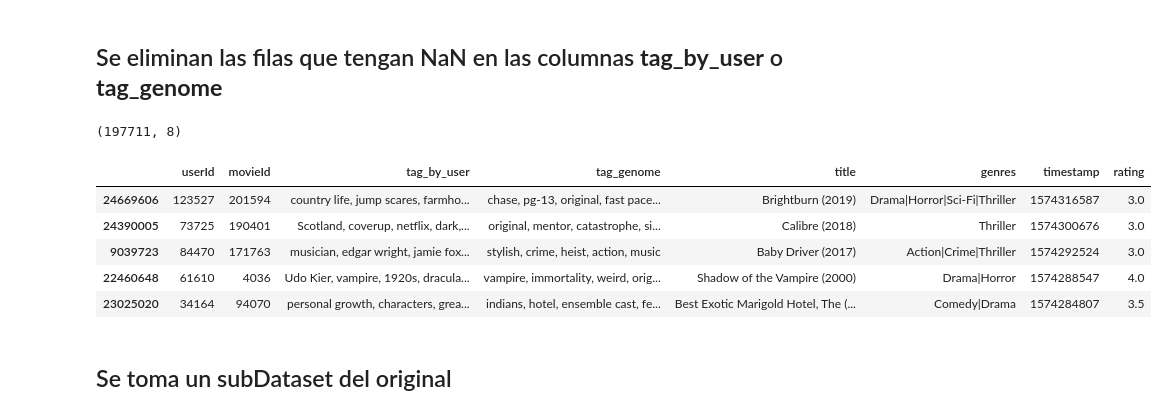
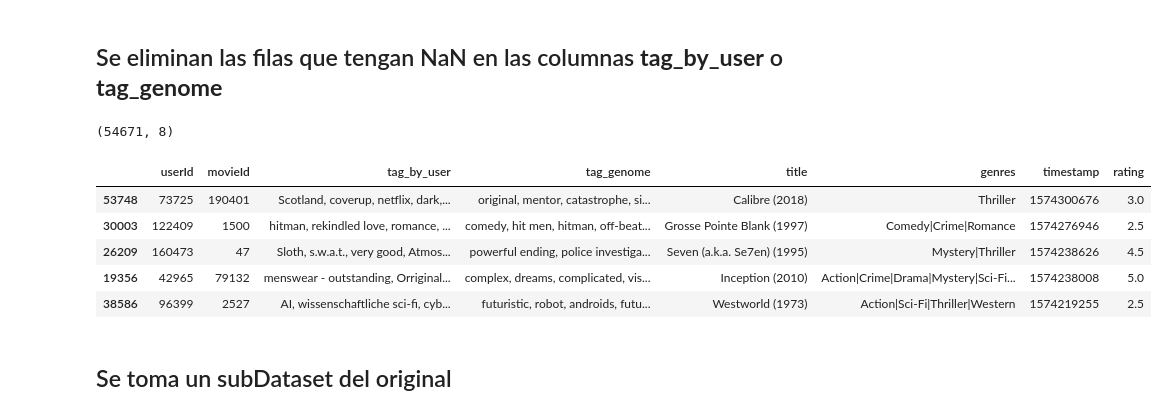
Before and after one commit to Jaime44/WorkSpace, a Jupyter notebook: models/content filter colaborative/00_CFC_Recommender_system_movieCOLAB.ipynb, the cells around one changed output. Cells and saved outputs as stored; diff of their text form; code cells hidden in the pictures.

```diff
--- a/models/content filter colaborative/00_CFC_Recommender_system_movieCOLAB.ipynb
+++ b/models/content filter colaborative/00_CFC_Recommender_system_movieCOLAB.ipynb
@@ -125,0 +90,5 @@ dataFrame = dataFrame_without_ohe.copy()
+# %%
+dataFrame_without_ohe_min_ratings = pd.read_csv(path_absolute+'data_moviesRating_tgGen_tgUsrs_min_ratins.csv')
+print(dataFrame_without_ohe_min_ratings.shape)
+dataFrame_without_ohe_min_ratings.head()
+dataFrame = dataFrame_without_ohe_min_ratings.copy()
@@ -139,10 +110,10 @@ df.head()
 # %% [markdown]
 ## Ordenar el dataFrame por la columna 'timestamp' de mayor a menor, de la claifición mas reciente a la más antigua.
 # %%
-dataFrame_sorted_by_rating = dataFrame_without_ohe.copy()
+dataFrame_sorted_by_timestamp = dataFrame.copy()
 
 # Ordenar el DataFrame por la columna 'timestamp' de mayor a menor
-dataFrame_sorted_by_rating = dataFrame_sorted_by_rating.sort_values(by='timestamp', ascending=False)
+dataFrame_sorted_by_timestamp = dataFrame_sorted_by_timestamp.sort_values(by='timestamp', ascending=False)
 # %% [markdown]
 ## Se eliminan las filas que tengan NaN en las columnas **tag_by_user** o **tag_genome**
 # %%
@@ -168,21 +139,21 @@ def eliminar_filas_nulas(df, columna):
     return df
 # %%
 # contar_valores_nulos(df)
-dataFrame_sorted_by_rating = eliminar_filas_nulas(dataFrame_sorted_by_rating, 'tag_genome')
+dataFrame_sorted_by_timestamp = eliminar_filas_nulas(dataFrame_sorted_by_timestamp, 'tag_genome')
 # contar_valores_nulos(df)
-dataFrame_sorted_by_rating = eliminar_filas_nulas(dataFrame_sorted_by_rating, 'tag_by_user')
+dataFrame_sorted_by_timestamp = eliminar_filas_nulas(dataFrame_sorted_by_timestamp, 'tag_by_user')
 # contar_valores_nulos(df)
 # %%
-print(dataFrame_sorted_by_rating.shape)
-dataFrame_sorted_by_rating.head()
+print(dataFrame_sorted_by_timestamp.shape)
+dataFrame_sorted_by_timestamp.head()
 # %% [output]
-(197711, 8)
+(54671, 8)
 |  | userId | movieId | tag_by_user | tag_genome | title | genres | timestamp | rating |
-| 24669606 | 123527 | 201594 | country life, jump scares, farmho... | chase, pg-13, original, fast pace... | Brightburn (2019) | Drama|Horror|Sci-Fi|Thriller | 1574316587 | 3.0 |
-| 24390005 | 73725 | 190401 | Scotland, coverup, netflix, dark,... | original, mentor, catastrophe, si... | Calibre (2018) | Thriller | 1574300676 | 3.0 |
-| 9039723 | 84470 | 171763 | musician, edgar wright, jamie fox... | stylish, crime, heist, action, music | Baby Driver (2017) | Action|Crime|Thriller | 1574292524 | 3.0 |
-| 22460648 | 61610 | 4036 | Udo Kier, vampire, 1920s, dracula... | vampire, immortality, weird, orig... | Shadow of the Vampire (2000) | Drama|Horror | 1574288547 | 4.0 |
-| 23025020 | 34164 | 94070 | personal growth, characters, grea... | indians, hotel, ensemble cast, fe... | Best Exotic Marigold Hotel, The (... | Comedy|Drama | 1574284807 | 3.5 |
+| 53748 | 73725 | 190401 | Scotland, coverup, netflix, dark,... | original, mentor, catastrophe, si... | Calibre (2018) | Thriller | 1574300676 | 3.0 |
+| 30003 | 122409 | 1500 | hitman, rekindled love, romance, ... | comedy, hit men, hitman, off-beat... | Grosse Pointe Blank (1997) | Comedy|Crime|Romance | 1574276946 | 2.5 |
+| 26209 | 160473 | 47 | Sloth, s.w.a.t., very good, Atmos... | powerful ending, police investiga... | Seven (a.k.a. Se7en) (1995) | Mystery|Thriller | 1574238626 | 4.5 |
+| 19356 | 42965 | 79132 | menswear - outstanding, Orriginal... | complex, dreams, complicated, vis... | Inception (2010) | Action|Crime|Drama|Mystery|Sci-Fi... | 1574238008 | 5.0 |
+| 38586 | 96399 | 2527 | AI, wissenschaftliche sci-fi, cyb... | futuristic, robot, androids, futu... | Westworld (1973) | Action|Sci-Fi|Thriller|Western | 1574219255 | 2.5 |
 # %% [markdown]
 ## Se toma un subDataset del original
 # %%
```
Also changed, not shown: parts of 75 cells of this notebook, 5 other files.
